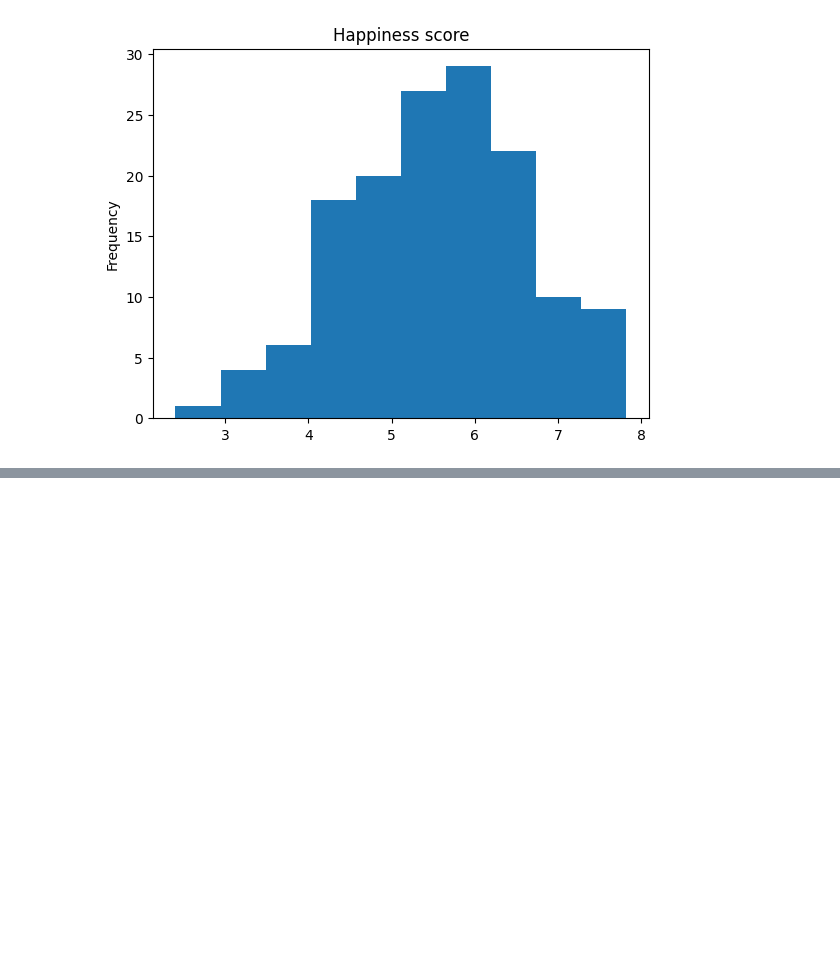
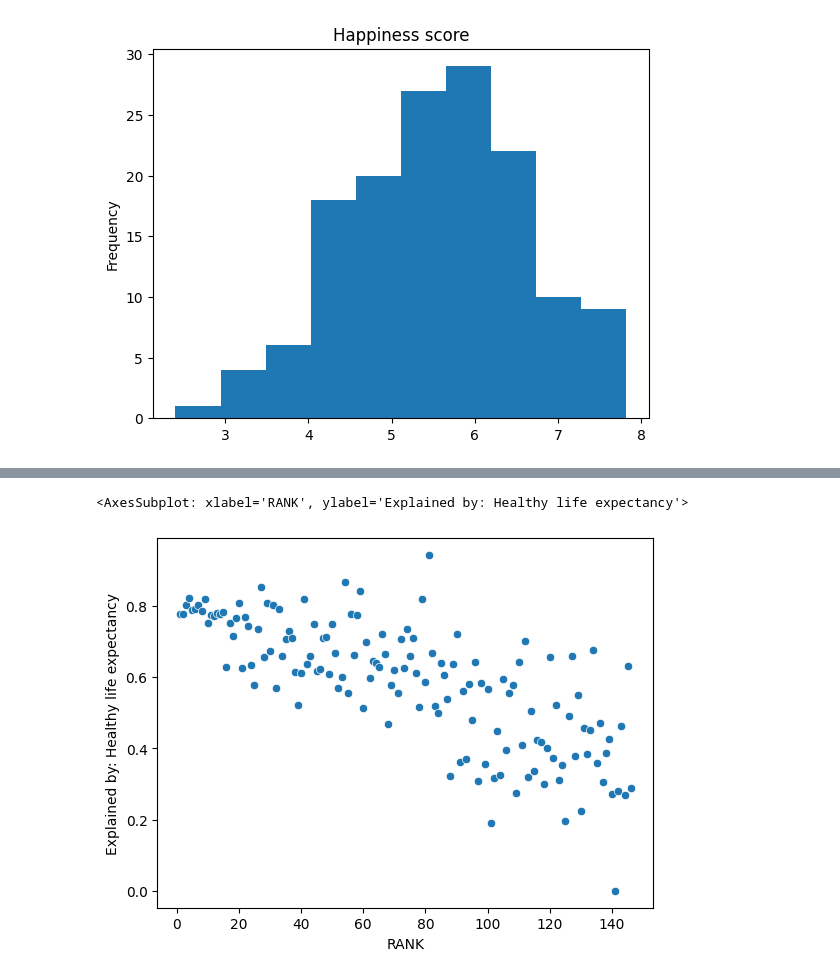
Before and after one commit to RGiskard/MO430, a Jupyter notebook: Tarefa 2/Tarefa 2 - Visualização de Dados.ipynb, the cells around one changed output, grey strips where cells are left out. Saved outputs shown, nothing was run; the diff lists cells and outputs as text; code cells hidden in the pictures; blank space fills up the shorter version.

```diff
--- a/Tarefa 2/Tarefa 2 - Visualização de Dados.ipynb
+++ b/Tarefa 2/Tarefa 2 - Visualização de Dados.ipynb
@@ -112,3 +112,6 @@ Data_2022['Happiness score'].plot.hist(title='Happiness score')
 # %% [output]
 <AxesSubplot: title={'center': 'Happiness score'}, ylabel='Frequency'>
 [figure]
+# %%
+happy_data = pd.DataFrame(Data_2022)
+happy_data.head()
@@ -114,0 +125,5 @@ Data_2022['Happiness score'].plot.hist(title='Happiness score')
+# %%
+sns.scatterplot(data=happy_data, x="RANK", y="Explained by: Healthy life expectancy")
+# %% [output]
+<AxesSubplot: xlabel='RANK', ylabel='Explained by: Healthy life expectancy'>
+[figure, added]
```
Also changed, not shown: parts of 3 cells of this notebook, 1 other file.
